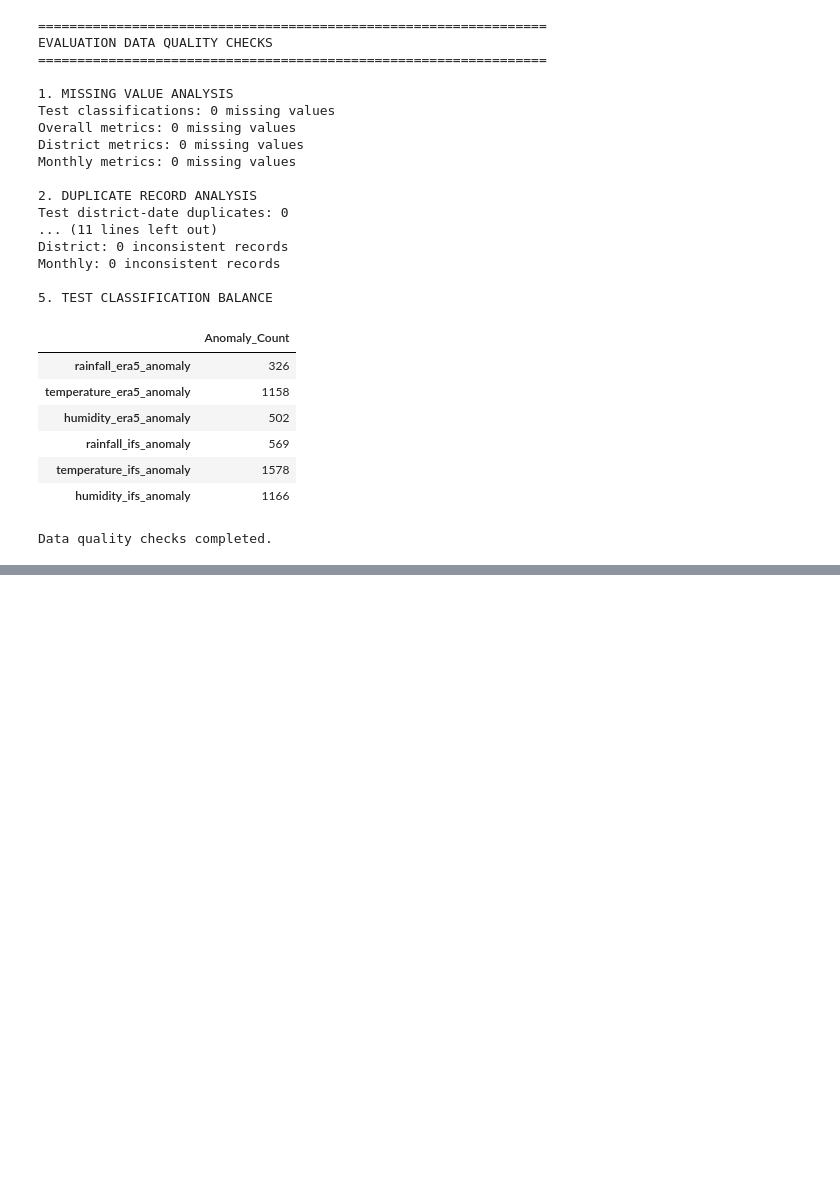
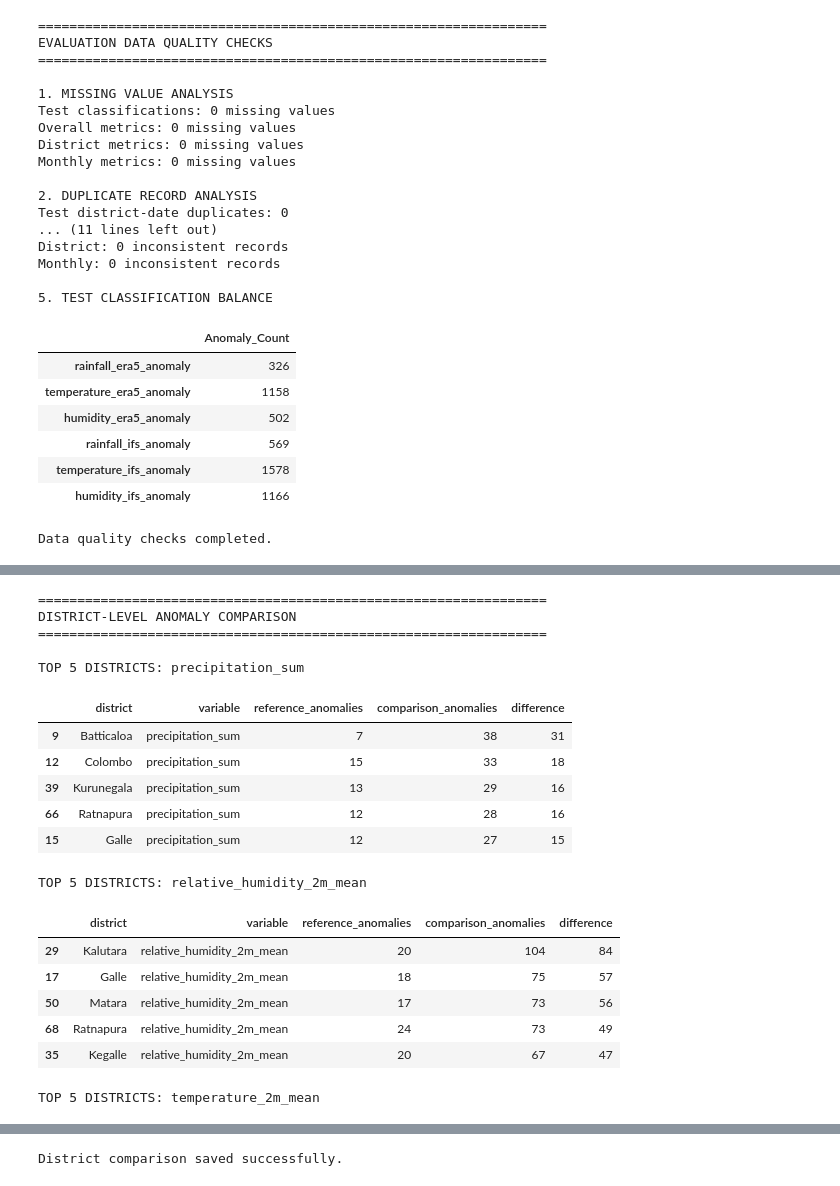
Before and after one commit to PHGNKavindya/RiskWeave, a Jupyter notebook: notebooks/18_ifs_anomaly_evaluation_analysis.ipynb, the cells around one changed output, grey strips where cells are left out. Saved outputs shown, nothing was run; the diff lists cells and outputs as text; code cells hidden in the pictures; blank space fills up the shorter version.

```diff
--- a/notebooks/18_ifs_anomaly_evaluation_analysis.ipynb
+++ b/notebooks/18_ifs_anomaly_evaluation_analysis.ipynb
@@ -280,0 +374,75 @@ Data quality checks completed.
+# %%
+# ==================================================
+# CELL 5: DISTRICT-LEVEL ANOMALY COMPARISON
+# ==================================================
+
+print("=" * 65)
+print("DISTRICT-LEVEL ANOMALY COMPARISON")
+print("=" * 65)
+
+# Select anomaly count columns
+district_comparison = district_metrics_df[
+    [
+        "district",
+        "variable",
+        "reference_anomalies",
+        "comparison_anomalies"
+    ]
+].copy()
+
+# Calculate difference
+district_comparison["difference"] = (
+    district_comparison["comparison_anomalies"]
+    - district_comparison["reference_anomalies"]
+)
+
+# Sort by variable and difference
+district_comparison = district_comparison.sort_values(
+    ["variable", "difference"],
+    ascending=[True, False]
+)
+
+# Display top 5 districts for each variable
+for variable in district_comparison["variable"].unique():
+
+    print(f"\nTOP 5 DISTRICTS: {variable}")
+
+    result = (
+        district_comparison[
+            district_comparison["variable"] == variable
+        ]
+        .head(5)
+    )
+
+    display(result)
+
+# --------------------------------------------------
+# Save district comparison
+# --------------------------------------------------
+
+district_comparison.to_csv(
+    REPORT_DIR / "district_anomaly_count_comparison.csv",
+    index=False
+)
+
+print("\nDistrict comparison saved successfully.")
+# %% [output]
+=================================================================
+DISTRICT-LEVEL ANOMALY COMPARISON
+=================================================================
+
+TOP 5 DISTRICTS: precipitation_sum
+|  | district | variable | reference_anomalies | comparison_anomalies | difference |
+| 9 | Batticaloa | precipitation_sum | 7 | 38 | 31 |
+| 12 | Colombo | precipitation_sum | 15 | 33 | 18 |
+| 39 | Kurunegala | precipitation_sum | 13 | 29 | 16 |
+| 66 | Ratnapura | precipitation_sum | 12 | 28 | 16 |
+| 15 | Galle | precipitation_sum | 12 | 27 | 15 |
+TOP 5 DISTRICTS: relative_humidity_2m_mean
+|  | district | variable | reference_anomalies | comparison_anomalies | difference |
+| 29 | Kalutara | relative_humidity_2m_mean | 20 | 104 | 84 |
+| 17 | Galle | relative_humidity_2m_mean | 18 | 75 | 57 |
+| 50 | Matara | relative_humidity_2m_mean | 17 | 73 | 56 |
+| 68 | Ratnapura | relative_humidity_2m_mean | 24 | 73 | 49 |
+| 35 | Kegalle | relative_humidity_2m_mean | 20 | 67 | 47 |
+TOP 5 DISTRICTS: temperature_2m_mean
@@ -280,0 +455 @@ Data quality checks completed.
+District comparison saved successfully.
```
Also changed, not shown: parts of 4 cells of this notebook, 5 other files.
